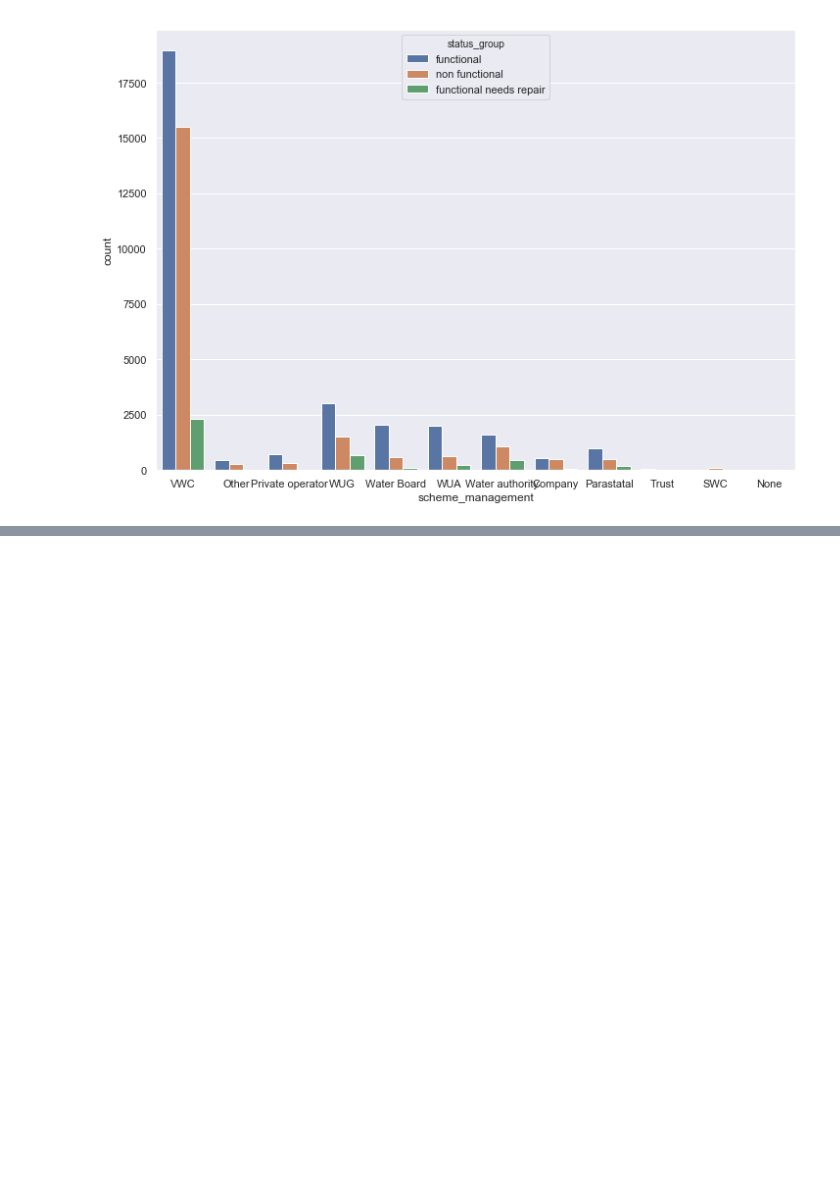
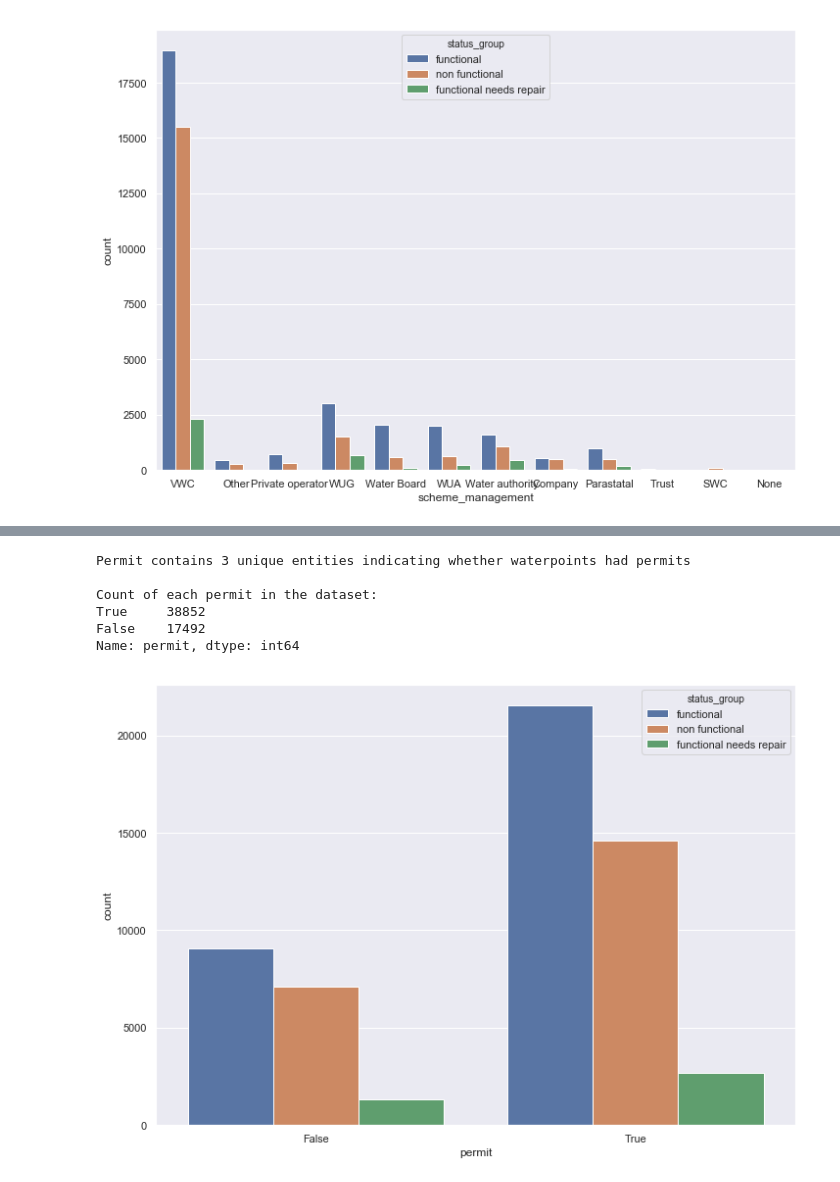
Before and after one commit to AmmarJawad/Predicting-Water-Pumps-in-Tanzania, a Jupyter notebook: submission.ipynb, the cells around one changed output, grey strips where cells are left out. Drawn from its saved outputs; the diff is of its cells as text; code cells hidden in the pictures; blank space fills up the shorter version.

```diff
--- a/submission.ipynb
+++ b/submission.ipynb
@@ -274,0 +300,15 @@ sns.set(rc={'figure.figsize':(11.7,8.27)})
+# %%
+print("Permit contains {} unique entities indicating whether waterpoints had permits".format(len(df.permit.unique())))
+print("\nCount of each permit in the dataset:\n{}".format(df.permit.value_counts()))
+# %% [output]
+Permit contains 3 unique entities indicating whether waterpoints had permits
+
+Count of each permit in the dataset:
+True     38852
+False    17492
+Name: permit, dtype: int64
+# %%
+sns.countplot(data=df, x='permit', hue='status_group')
+sns.set(rc={'figure.figsize':(11.7,8.27)})
+# %% [output]
+[figure, added]
```
Also changed, not shown: parts of 19 cells of this notebook.
